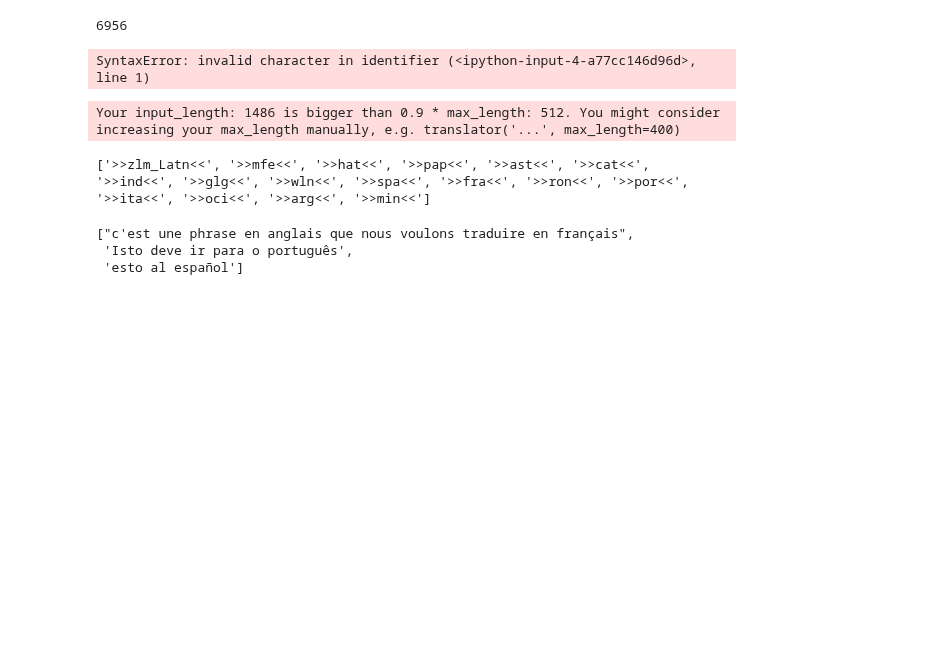
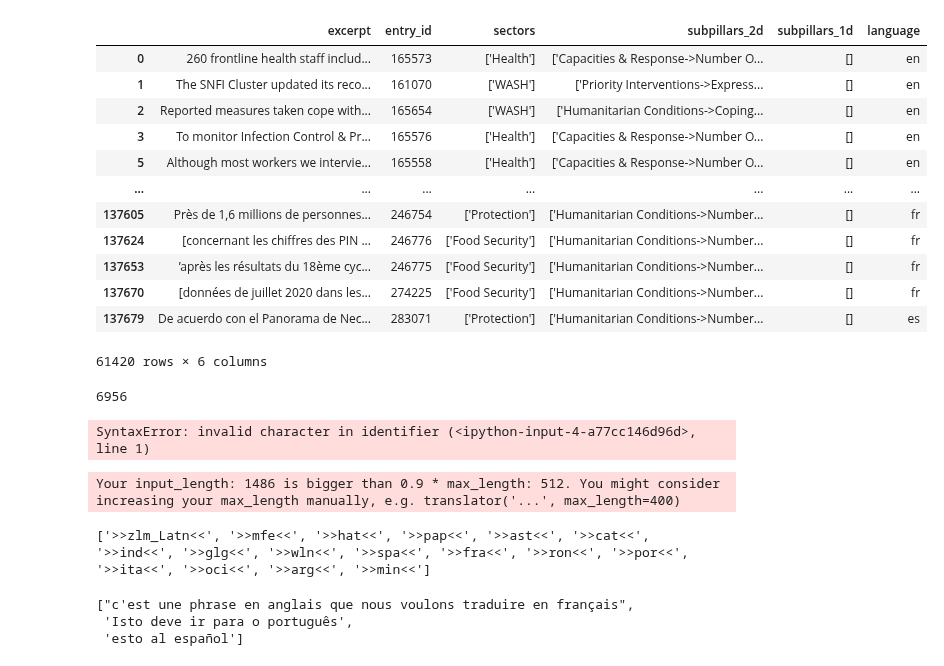
Before and after one commit to the-deep/deep-experiments, a Jupyter notebook: notebooks/models/selim/data_augmentation.ipynb, the cells around one changed output. Drawn from its saved outputs; the diff is of its cells as text; code cells hidden in the pictures; blank space fills up the shorter version.

```diff
--- a/notebooks/models/selim/data_augmentation.ipynb
+++ b/notebooks/models/selim/data_augmentation.ipynb
@@ -38,0 +90,18 @@ df_specific_needs.head(2)
+# %%
+df_present = df_merged[df_merged.apply(lambda x: len(x.sectors)>2 and len(x.subpillars_2d)>2, axis=1)]
+# %%
+df_present
+# %% [output]
+|  | excerpt | entry_id | sectors | subpillars_2d | subpillars_1d | language |
+| 0 | 260 frontline health staff includ... | 165573 | ['Health'] | ['Capacities & Response->Number O... | [] | en |
+| 1 | The SNFI Cluster updated its reco... | 161070 | ['WASH'] | ['Priority Interventions->Express... | [] | en |
+| 2 | Reported measures taken cope with... | 165654 | ['WASH'] | ['Humanitarian Conditions->Coping... | [] | en |
+| 3 | To monitor Infection Control & Pr... | 165576 | ['Health'] | ['Capacities & Response->Number O... | [] | en |
+| 5 | Although most workers we intervie... | 165558 | ['Health'] | ['Capacities & Response->Number O... | [] | en |
+| ... | ... | ... | ... | ... | ... | ... |
+| 137605 | Près de 1,6 millions de personnes... | 246754 | ['Protection'] | ['Humanitarian Conditions->Number... | [] | fr |
+| 137624 | [concernant les chiffres des PIN ... | 246776 | ['Food Security'] | ['Humanitarian Conditions->Number... | [] | fr |
+| 137653 | ’après les résultats du 18ème cyc... | 246775 | ['Food Security'] | ['Humanitarian Conditions->Number... | [] | fr |
+| 137670 | [données de juillet 2020 dans les... | 274225 | ['Food Security'] | ['Humanitarian Conditions->Number... | [] | fr |
+| 137679 | De acuerdo con el Panorama de Nec... | 283071 | ['Protection'] | ['Humanitarian Conditions->Number... | [] | es |
+61420 rows × 6 columns
```
Also changed, not shown: parts of 18 cells of this notebook, 7 other files.
